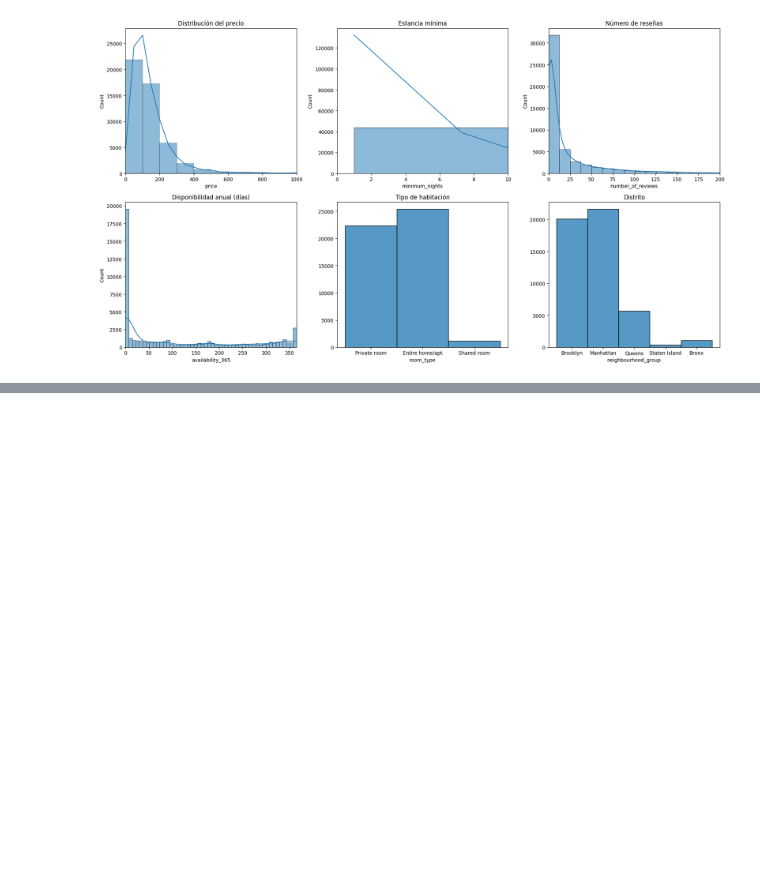
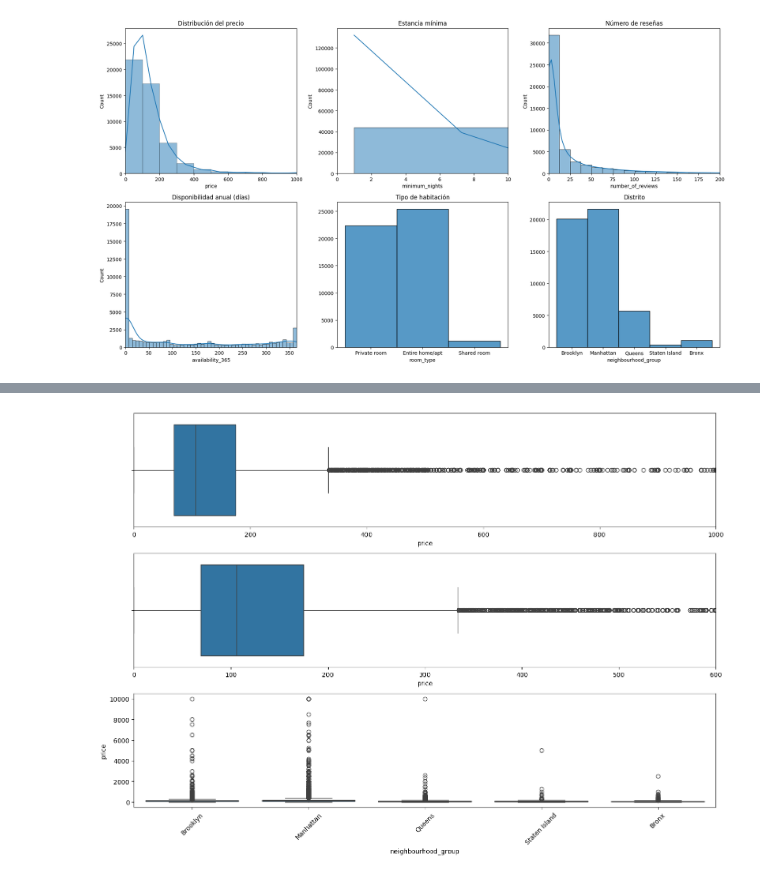
Before and after one commit to 4GeeksAcademy/JESE-MACHINE-LEARNING-PYTHON_1, a Jupyter notebook: src/explore.ipynb, the cells around one changed output, grey strips where cells are left out. Saved outputs shown, nothing was run; the diff lists cells and outputs as text; code cells hidden in the pictures; blank space fills up the shorter version.

```diff
--- a/src/explore.ipynb
+++ b/src/explore.ipynb
@@ -186,0 +211,18 @@ plt.show()
+# %%
+fig, axis = plt.subplots(3, 1, figsize=(14, 10))
+
+sns.boxplot(ax=axis[0], data=df, x="price")
+axis[0].set_xlim(0, 1000)
+
+# Boxplot con zoom
+sns.boxplot(ax=axis[1], data=df, x="price")
+axis[1].set_xlim(0, 600)
+
+# Boxplot por zona
+sns.boxplot(ax=axis[2], data=df, x="neighbourhood_group", y="price")
+axis[2].tick_params(axis='x', rotation=45)
+
+plt.tight_layout()
+plt.show()
+# %% [output]
+[figure, added]
```
Also changed, not shown: parts of 7 cells of this notebook.
